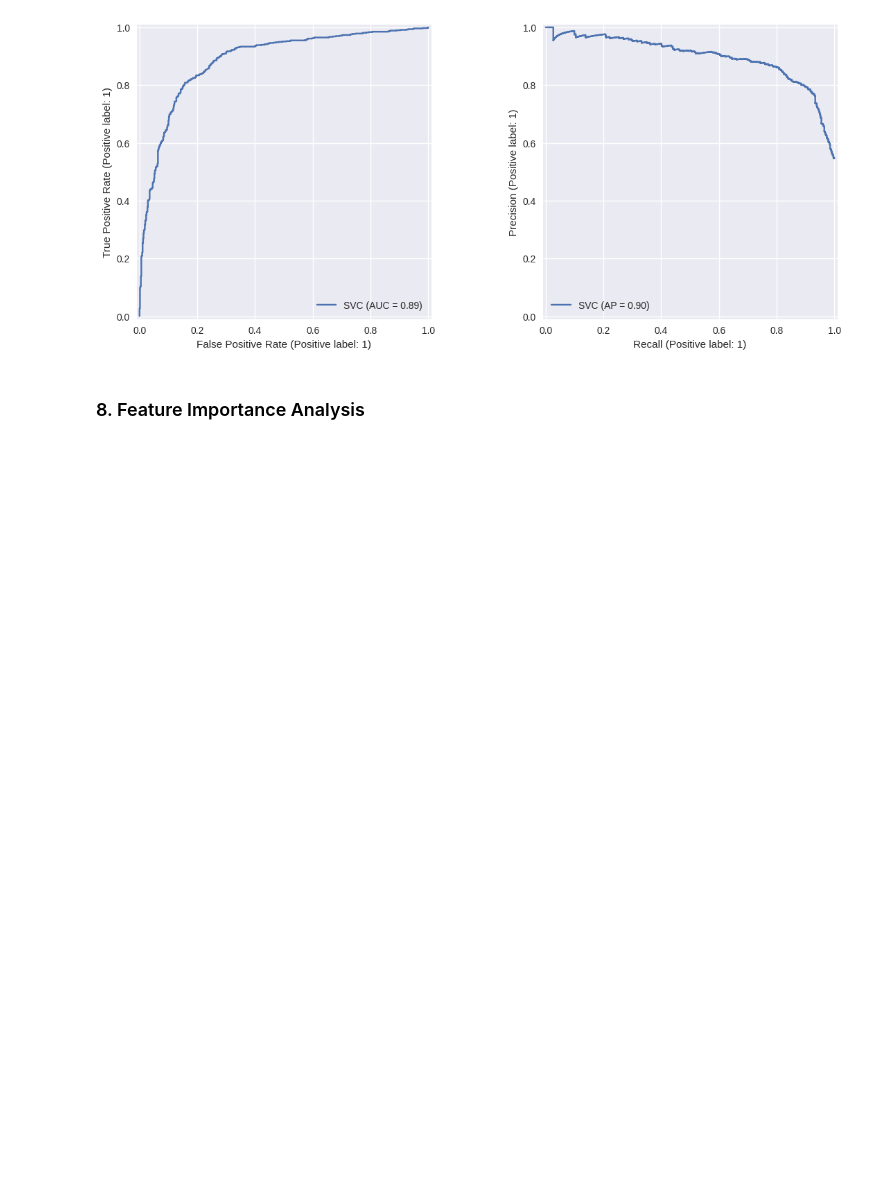
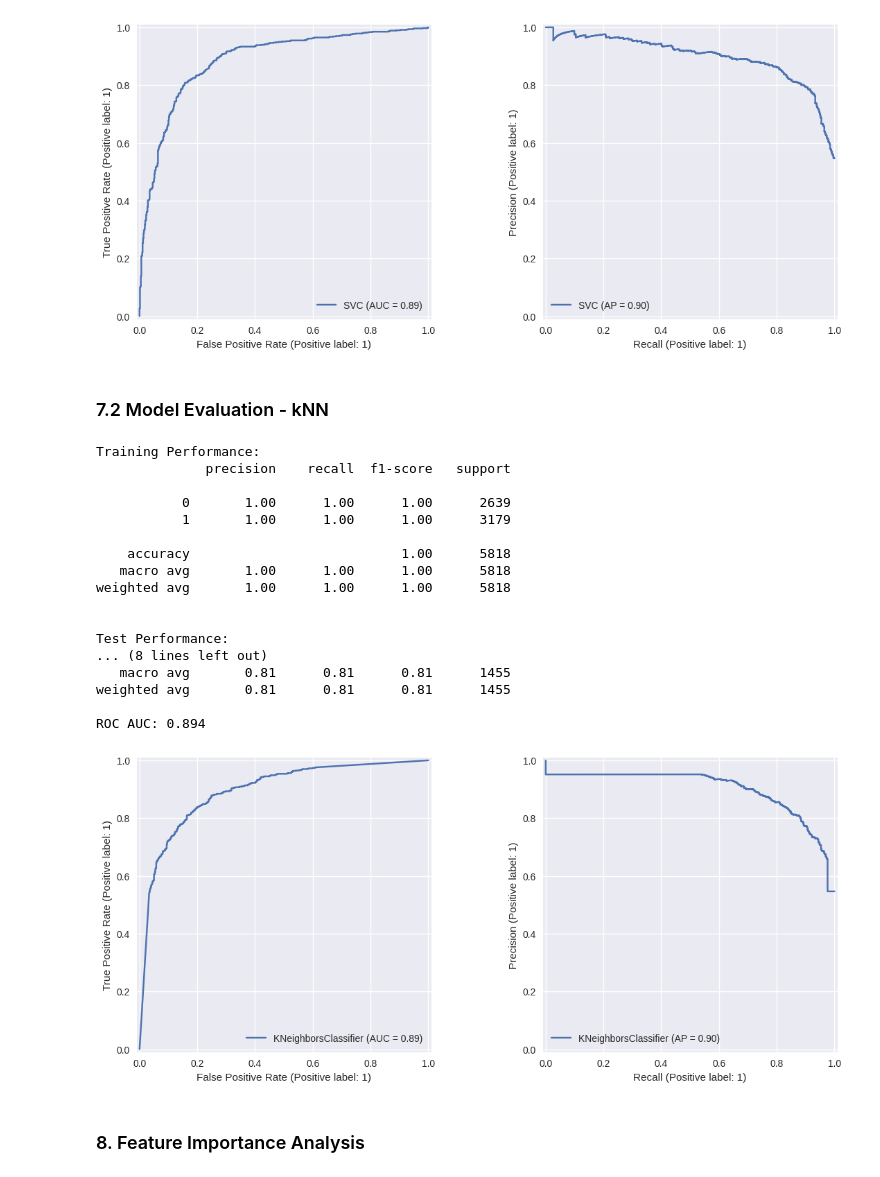
Before and after one commit to arog-bioinfo/ECDB_Project, a Jupyter notebook: trabalho_py/relatorio_grupo1.ipynb, the cells around one changed output. Saved outputs shown, nothing was run; the diff lists cells and outputs as text; code cells hidden in the pictures; blank space fills up the shorter version.

```diff
--- a/trabalho_py/relatorio_grupo1.ipynb
+++ b/trabalho_py/relatorio_grupo1.ipynb
@@ -737,0 +741,19 @@ SVM Best Params: {'C': 10, 'class_weight': None, 'gamma': 'scale', 'kernel': 'rb
+# %%
+param_grid_knn = {
+    'n_neighbors': [3, 5, 7, 9],
+    'weights': ['uniform', 'distance'],
+    'metric': ['euclidean', 'manhattan', 'minkowski']
+}
+
+grid_search_knn = GridSearchCV(
+    estimator=KNeighborsClassifier(),
+    param_grid=param_grid_knn,
+    scoring='f1',
+    cv=StratifiedKFold(n_splits=10, shuffle=True, random_state=RANDOM_STATE),
+    n_jobs=-1,
+    verbose=1
+)
+
+grid_search_knn.fit(X_train_selected, y_train)
+print("kNN Best Params:", grid_search_knn.best_params_)
+best_model_knn = grid_search_knn.best_estimator_
@@ -819,6 +844,48 @@ weighted avg       0.81      0.81      0.81      1455
 
 ROC AUC: 0.886
 [figure]
+# %% [markdown]
+### 7.2 Model Evaluation - kNN
+# %%
+# Training evaluation
+train_pred = best_model_knn.predict(X_train_selected)
+print("Training Performance:")
+print(classification_report(y_train, train_pred))
+
+# Test evaluation
+test_pred = best_model_knn.predict(X_test_selected)
+test_proba = best_model_knn.predict_proba(X_test_selected)[:, 1]
+
+print("\nTest Performance:")
+print(confusion_matrix(y_test, test_pred))
+print(classification_report(y_test, test_pred))
+print(f"ROC AUC: {roc_auc_score(y_test, test_proba):.3f}")
+
+# Plot curves
+fig, (ax1, ax2) = plt.subplots(1, 2, figsize=(12, 5))
+RocCurveDisplay.from_estimator(best_model_knn, X_test_selected, y_test, ax=ax1)
+PrecisionRecallDisplay.from_estimator(best_model_knn, X_test_selected, y_test, ax=ax2)
+plt.tight_layout()
+plt.show()
+# %% [output]
+Training Performance:
+              precision    recall  f1-score   support
+
+           0       1.00      1.00      1.00      2639
+           1       1.00      1.00      1.00      3179
+
+    accuracy                           1.00      5818
+   macro avg       1.00      1.00      1.00      5818
+weighted avg       1.00      1.00      1.00      5818
+
+
+Test Performance:
+... (8 lines left out)
+   macro avg       0.81      0.81      0.81      1455
+weighted avg       0.81      0.81      0.81      1455
+
+ROC AUC: 0.894
+[figure, added]
 # %% [markdown]
 ### 8. Feature Importance Analysis
 # %%
```
Also changed, not shown: parts of 8 cells of this notebook.
